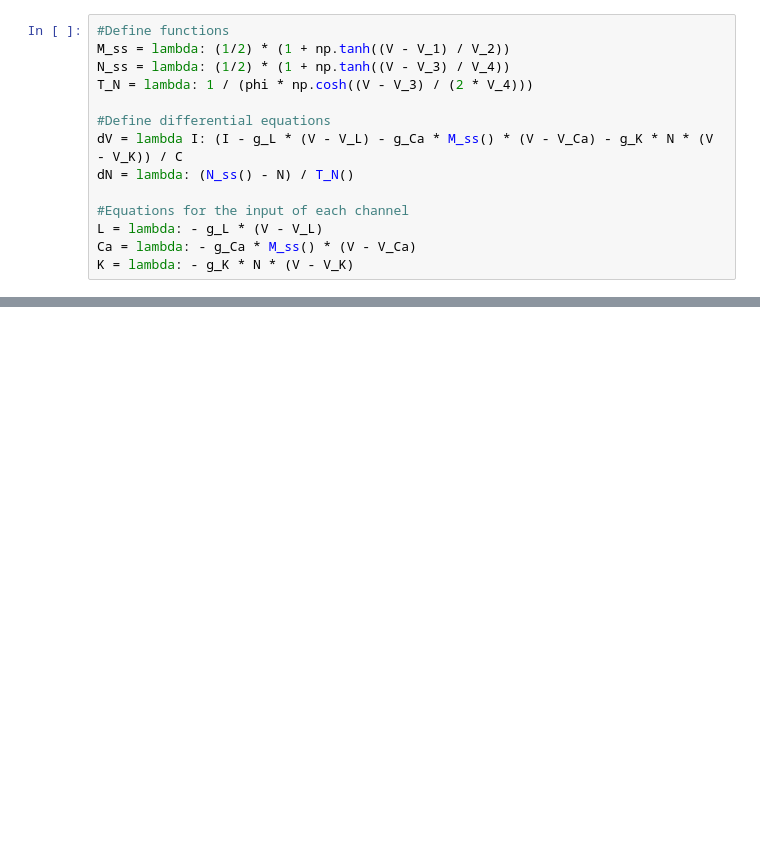
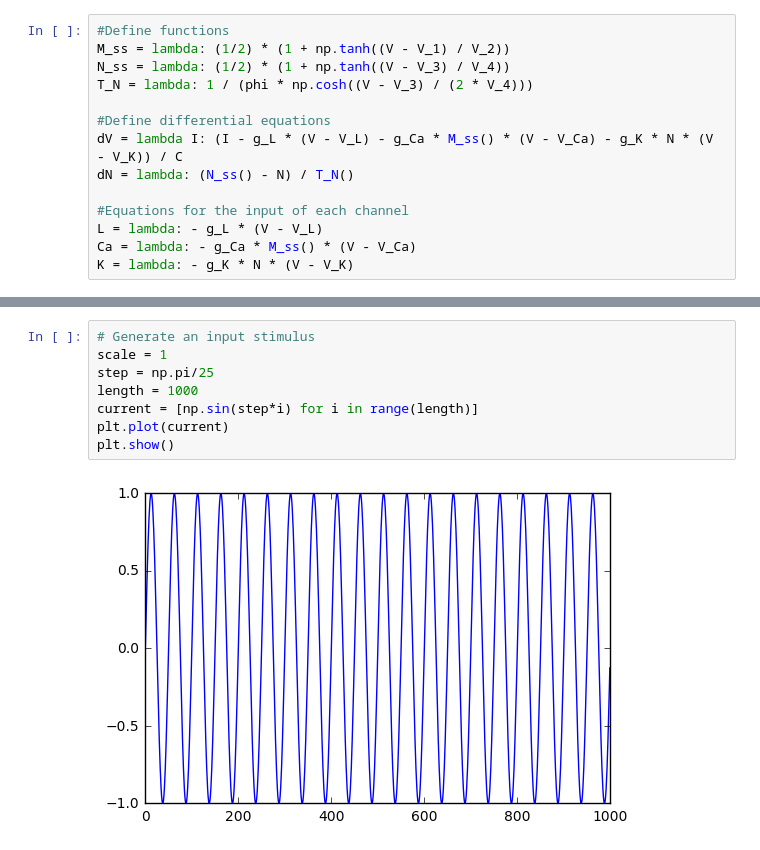
Before and after one commit to jonmarty/Morris-Lecar, a Jupyter notebook: MorrisLecar.ipynb, the cells around one changed output, grey strips where cells are left out. Saved outputs shown, nothing was run; the diff lists cells and outputs as text; blank space fills up the shorter version.

```diff
--- a/MorrisLecar.ipynb
+++ b/MorrisLecar.ipynb
@@ -137,0 +154,10 @@ plt.show()
+# %%
+# Generate an input stimulus
+scale = 1
+step = np.pi/25
+length = 1000
+current = [np.sin(step*i) for i in range(length)]
+plt.plot(current)
+plt.show()
+# %% [output]
+[figure, added]
```
Also changed, not shown: parts of 13 cells of this notebook.
